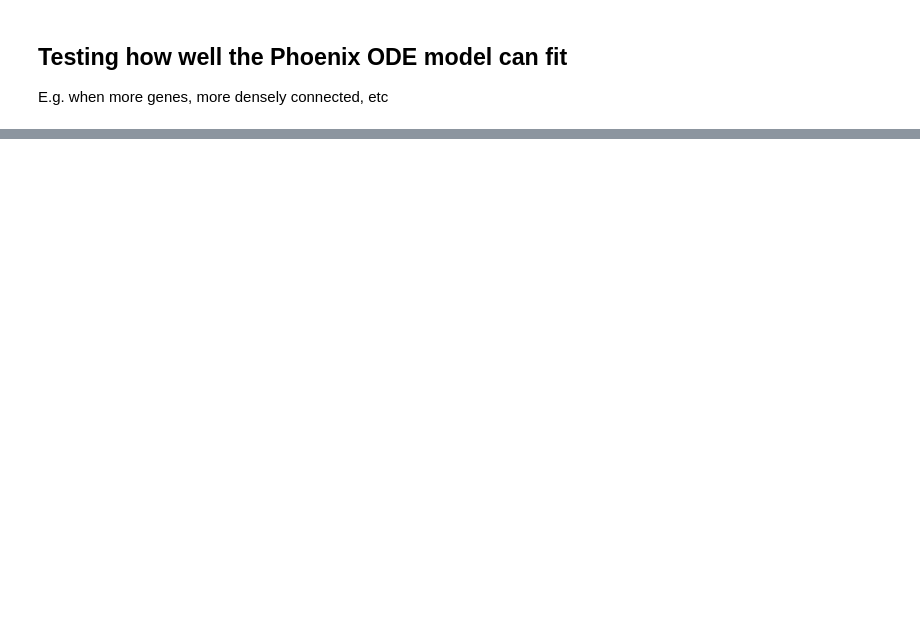
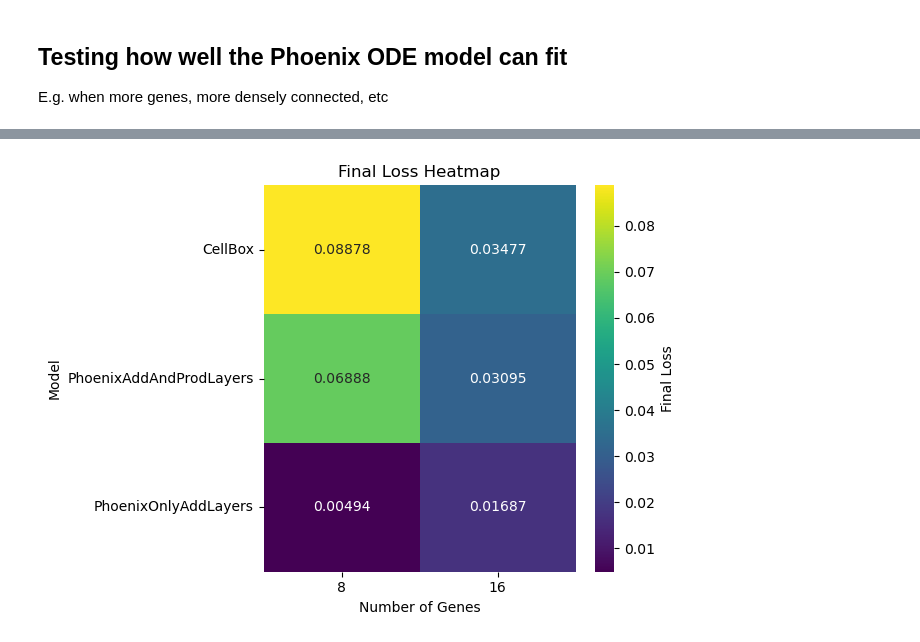
Before and after one commit to CropXR/HALCYON, a Jupyter notebook: notebooks/fit_on_multiple_simulation_settings.ipynb, the cells around one changed output, grey strips where cells are left out. Cells and saved outputs as stored; diff of their text form; code cells hidden in the pictures; blank space fills up the shorter version.

Commit message:
Parallel training now implemented for more efficient training

```diff
--- a/notebooks/fit_on_multiple_simulation_settings.ipynb
+++ b/notebooks/fit_on_multiple_simulation_settings.ipynb
@@ -133,0 +79,23 @@ my_trainer.train(nr_training_steps)
+# %%
+devices = ["cuda:0", "cuda:1"]
+train_jobs = []
+train_steps = 50
+train_jobs.extend([
+    TrainingJob(PhoenixOnlyAddLayers, sim_result, nr_training_steps=train_steps, model_kwargs={'device':devices[i % len(devices)]}, optimizer_kwargs={'lr': .1})
+    for i, sim_result in enumerate(sim_outputs)
+])
+train_jobs.extend([
+    TrainingJob(PhoenixAddAndProdLayers, sim_result, nr_training_steps=train_steps, model_kwargs={'device':devices[i % len(devices)], 'hidden_size': 16}, optimizer_kwargs={'lr': .1})
+    for i, sim_result in enumerate(sim_outputs)
+])
+
+train_jobs.extend([
+    TrainingJob(CellBox, sim_result, nr_training_steps=train_steps, model_kwargs={'device':devices[i % len(devices)]}, optimizer_kwargs={'lr': .1})
+    for i, sim_result in enumerate(sim_outputs)
+])
+# %%
+train_jobs[0].run()
+# %%
+mp.set_start_method("spawn", force=True)
+with mp.Pool(processes=4) as pool:
+    train_outputs = pool.map(run_training_job, train_jobs)
@@ -134,24 +140,26 @@ my_trainer.train(nr_training_steps)
 # %%
 # Assuming `results` is a list of dicts
-df = pd.DataFrame(results)
+df = pd.DataFrame(train_outputs)
 
 # Pivot so genes = columns, modules = rows
 heatmap_data = df.pivot_table(
-    index="nr_modules",
+    index="model_cls",
     columns="nr_genes",
     values="final_loss",
     aggfunc="mean"
 )
 
 sns.heatmap(
     heatmap_data,
     annot=True,        # write values in the cells
     fmt=".5f",         # number format
     cmap="viridis",    # colour map
     cbar_kws={"label": "Final Loss"}
 )
 plt.xlabel("Number of Genes")
-plt.ylabel("Number of Modules")
+plt.ylabel("Model")
 plt.title("Final Loss Heatmap")
 plt.tight_layout()
 plt.show()
+# %% [output]
+[figure, added]
```
Also changed, not shown: parts of 16 cells of this notebook, 13 other files.
